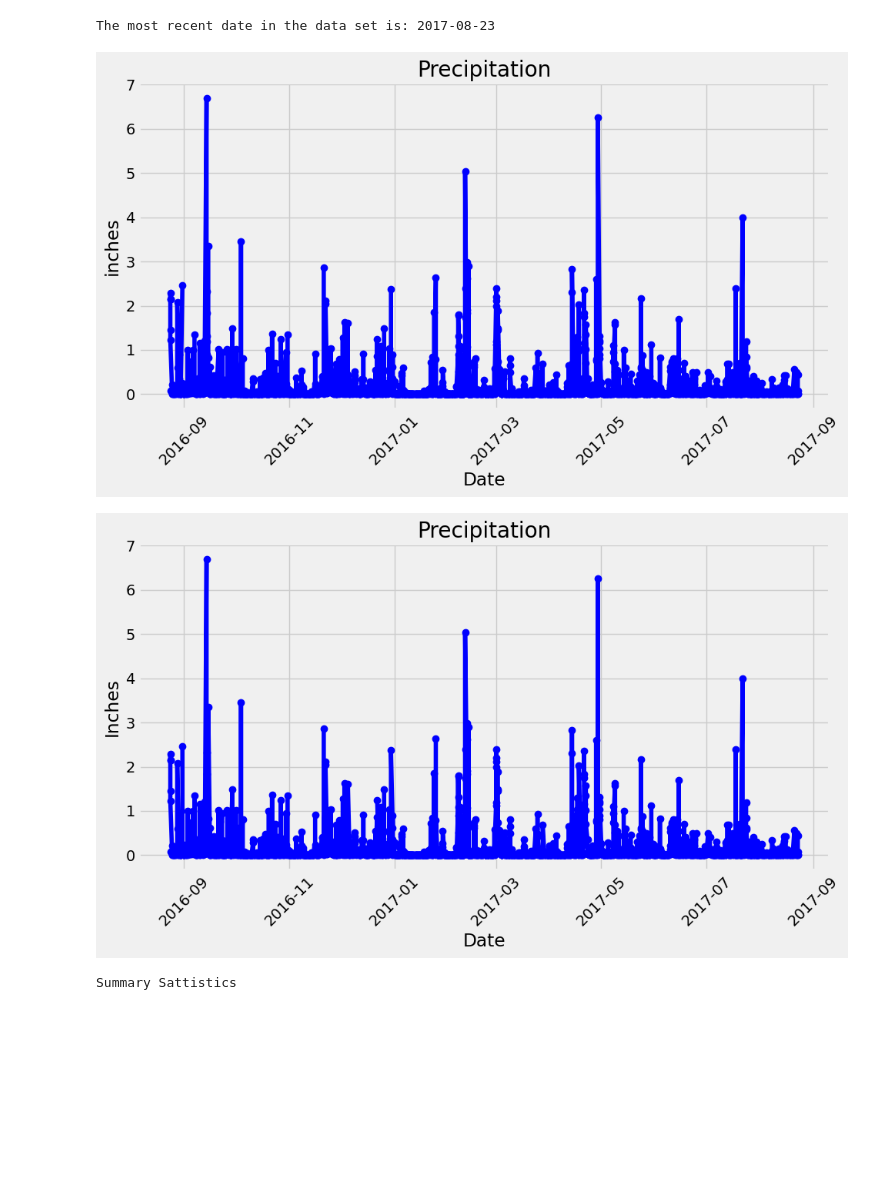
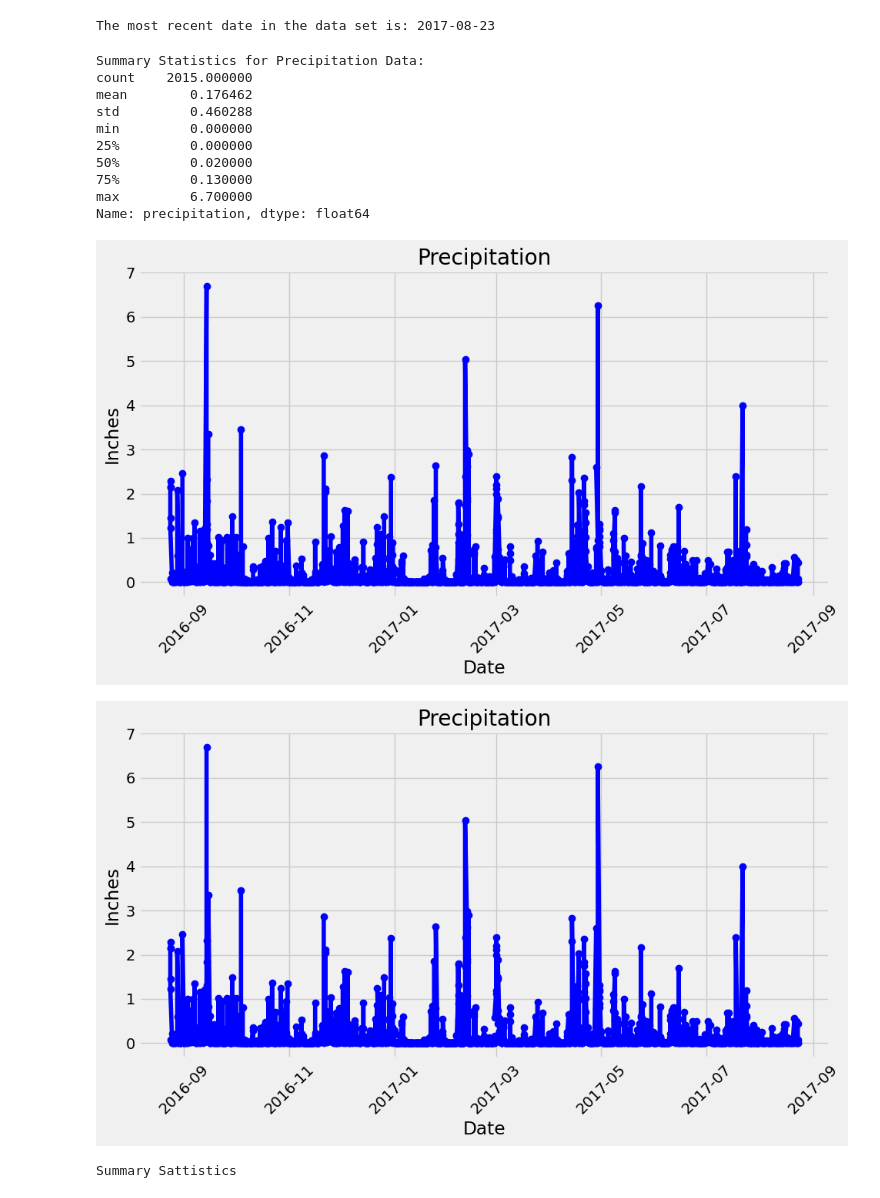
Before and after one commit to Achempim/SQLalchemy-challenge, a Jupyter notebook: Starter_Code/climate_starter.ipynb, the cells around one changed output. Saved outputs shown, nothing was run; the diff lists cells and outputs as text; code cells hidden in the pictures; blank space fills up the shorter version.

```diff
--- a/Starter_Code/climate_starter.ipynb
+++ b/Starter_Code/climate_starter.ipynb
@@ -54,28 +54,71 @@ print(f"The most recent date in the data set is: {most_recent_date}")
 # %% [output]
 The most recent date in the data set is: 2017-08-23
 # %%
+
+# Create an engine to the SQLite database
+engine = create_engine("sqlite:///Resources/hawaii.sqlite")
+
+# Reflect the database into a new model
+Base = automap_base()
+Base.prepare(engine, reflect=True)
+
+# Save references to each table
+Measurement = Base.classes.measurement
+
+# Create our session (link) from Python to the DB
+session = Session(engine)
+
+# Find the most recent date in the data set
+most_recent_date = session.query(func.max(Measurement.date)).scalar()
+
 # Calculate the date one year from the most recent date
 most_recent_date_dt = datetime.strptime(most_recent_date, '%Y-%m-%d')
 one_year_ago = most_recent_date_dt - timedelta(days=365)
 
-# Convert the summary statistics to a DataFrame
-summary_df = pd.DataFrame(summary_stats).transpose()
+# Perform a query to retrieve the data and precipitation scores
+query = session.query(Measurement.date, Measurement.prcp).filter(Measurement.date >= one_year_ago).all()
 
-# Convert the DataFrame to HTML
-html_table = summary_df.to_html(classes='dataframe', border=1, index=True)
+# Save the query results as a Pandas DataFrame
+df = pd.DataFrame(query, columns=['date', 'precipitation'])
+
+# Convert the date column to datetime type
+df['date'] = pd.to_datetime(df['date'])
+
+# Sort the dataframe by date
+df = df.sort_values(by='date')
+
+# Calculate summary statistics for the precipitation data
+summary_stats = df['precipitation'].describe()
+
+# Print summary statistics
+print("Summary Statistics for Precipitation Data:")
+print(summary_stats)
 
 # Plot the data
 plt.figure(figsize=(10, 6))
 plt.plot(df['date'], df['precipitation'], marker='o', linestyle='-', color='b')
 plt.title('Precipitation')
 plt.xlabel('Date')
-plt.ylabel('inches')
+plt.ylabel('Inches')
 plt.grid(True)
 plt.xticks(rotation=45)
 plt.tight_layout()  # Adjust the layout to make room for the rotated x-axis labels
 plt.show()
+
+# Close the session
+session.close()
 # %% [output]
+Summary Statistics for Precipitation Data:
+count    2015.000000
+mean        0.176462
+std         0.460288
+min         0.000000
+25%         0.000000
+50%         0.020000
+75%         0.130000
+max         6.700000
+Name: precipitation, dtype: float64
-[figure, old version]
+[figure, new version]
 # %%
 # Create an engine to the SQLite database
 # Calculate the date one year from the most recent date
@@ -99,7 +142,7 @@ plt.show()
 # Close the session
 session.close()
 # %% [output]
-[figure, old version]
+[figure, new version]
 # %%
 # Use Pandas to calculate the summary statistics for the precipitation data
 summary_stats = df['precipitation'].describe()
```
Also changed, not shown: parts of 2 cells of this notebook.
